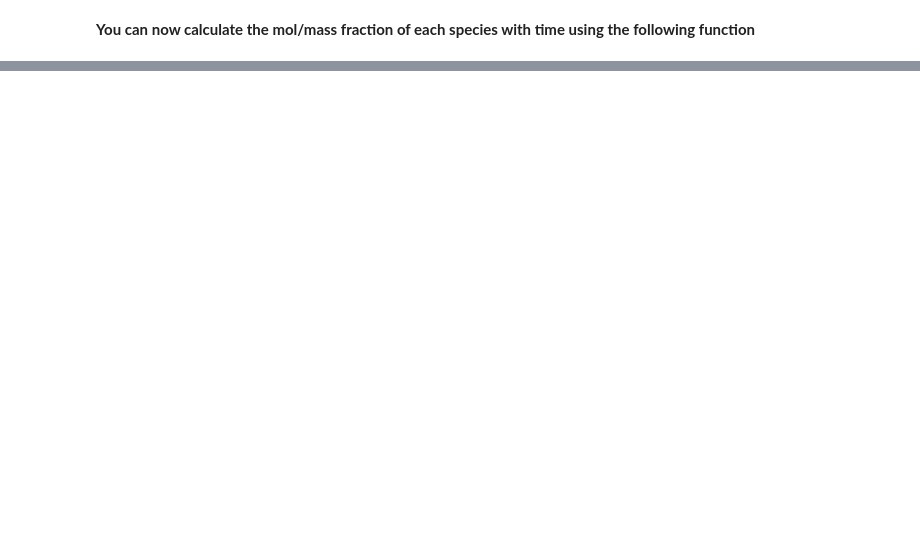
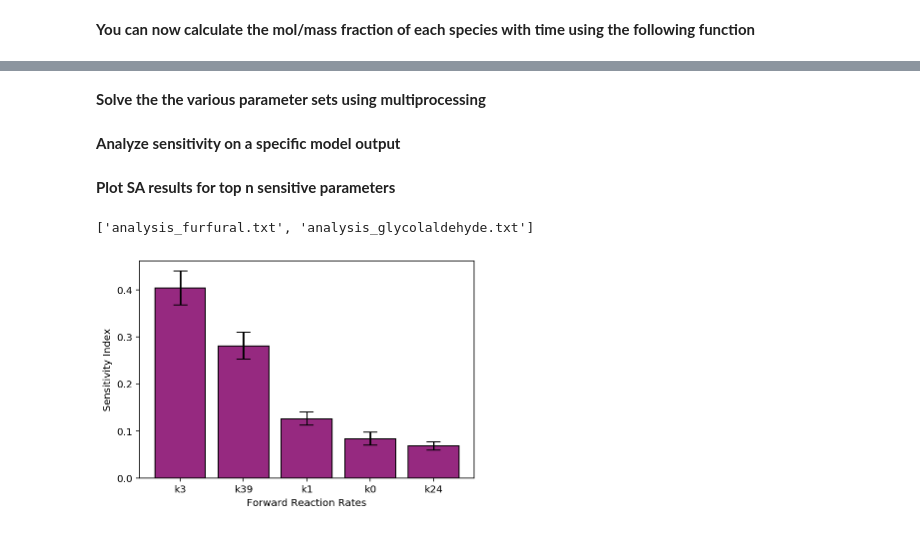
Before and after one commit to cmashraf/kinexns, a Jupyter notebook: Notebooks/example_xylose/build_solve_model.ipynb, the cells around one changed output, grey strips where cells are left out. Drawn from its saved outputs; the diff is of its cells as text; code cells hidden in the pictures; blank space fills up the shorter version.

```diff
--- a/Notebooks/example_xylose/build_solve_model.ipynb
+++ b/Notebooks/example_xylose/build_solve_model.ipynb
@@ -499,0 +202,2 @@ print(max(values[:,speciesindices['O=CCO']]))
+# %% [markdown]
+__Solve the the various parameter sets using multiprocessing__
@@ -499,0 +206,2 @@ print(max(values[:,speciesindices['O=CCO']]))
+# %% [markdown]
+__Analyze sensitivity on a specific model output__
@@ -499,0 +210,7 @@ print(max(values[:,speciesindices['O=CCO']]))
+# %% [markdown]
+__Plot SA results for top n sensitive parameters__
+# %%
+plot_sensitivity_results(setpath, 'glycolaldehyde', number=5)
+# %% [output]
+['analysis_furfural.txt', 'analysis_glycolaldehyde.txt']
+[figure, added]
```
Also changed, not shown: parts of 43 cells of this notebook, 3 other files.
